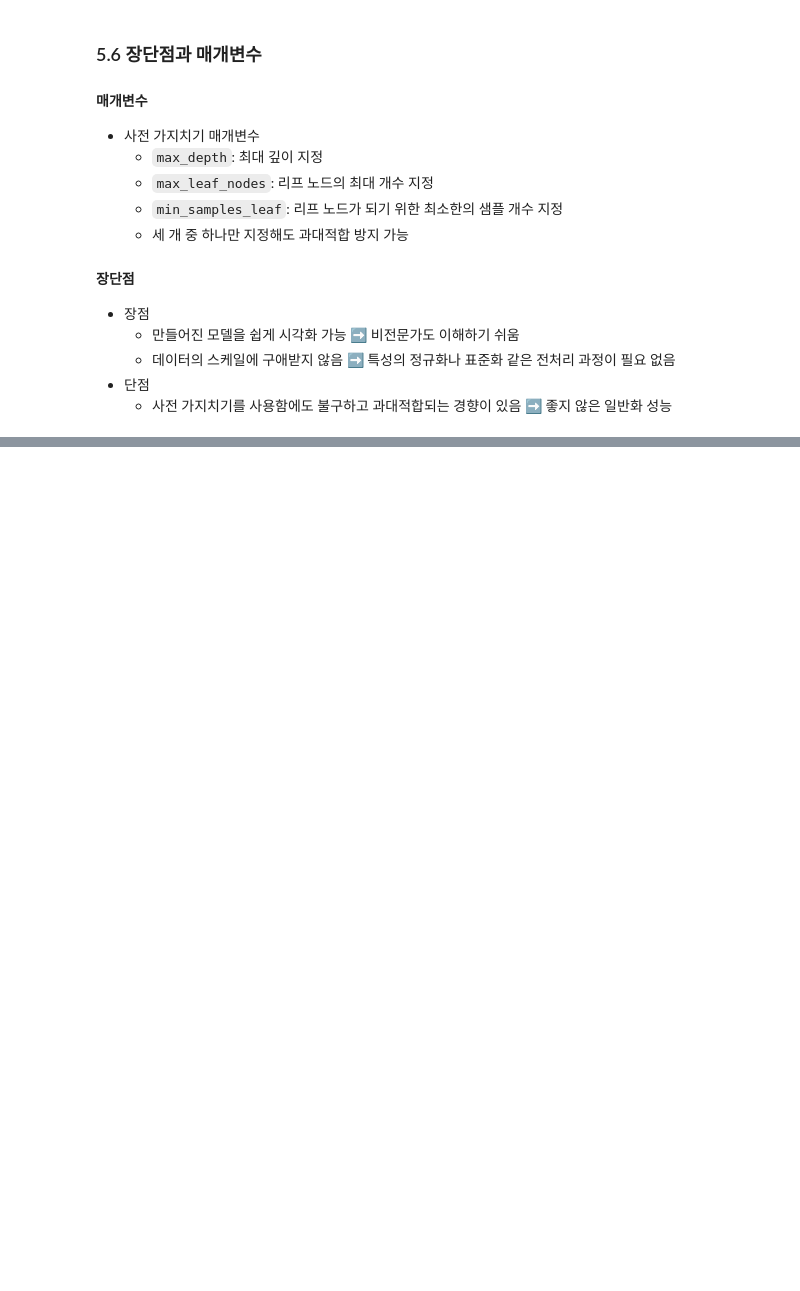
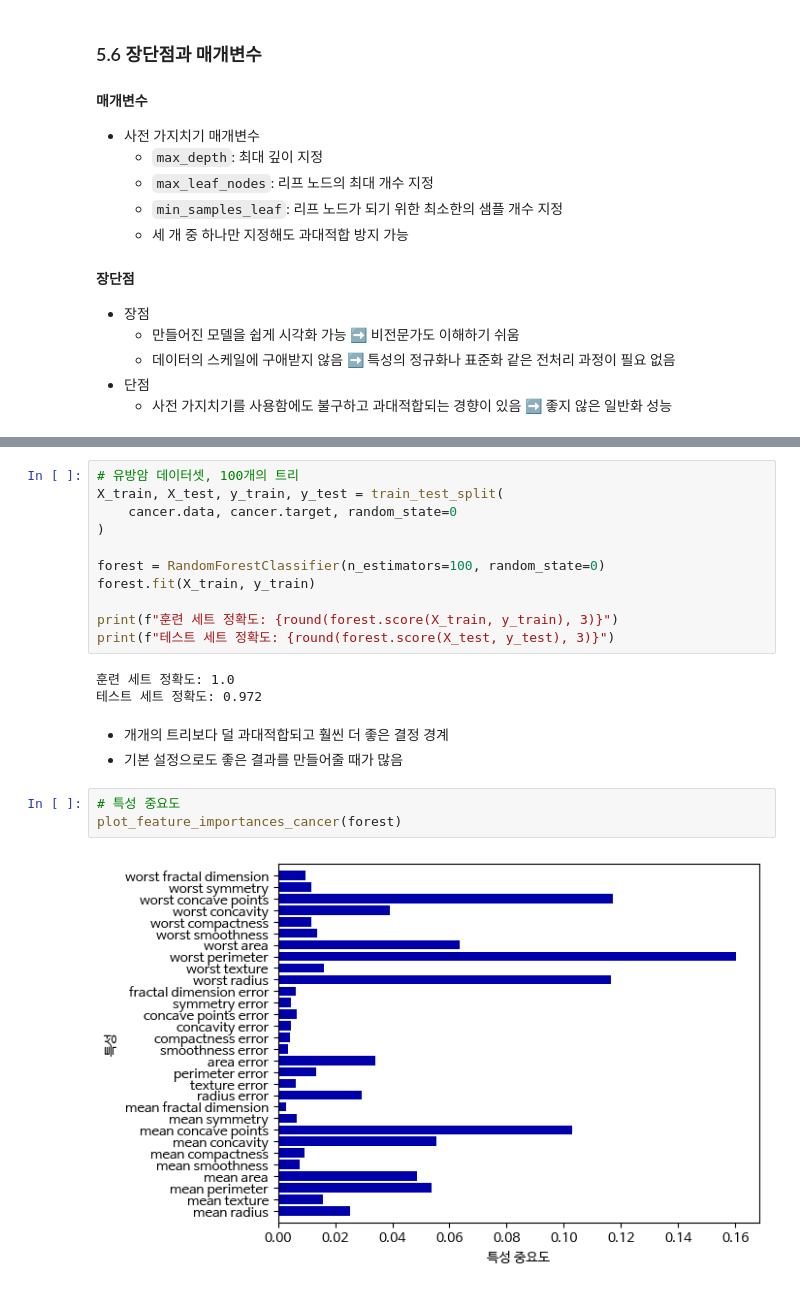
Before and after one commit to tjdux/Introduction-to-Machine-Learning-with-Python, a Jupyter notebook: 02_3_지도학습_알고리즘.ipynb, the cells around one changed output, grey strips where cells are left out. Saved outputs shown, nothing was run; the diff lists cells and outputs as text; blank space fills up the shorter version.

```diff
--- a/02_3_지도학습_알고리즘.ipynb
+++ b/02_3_지도학습_알고리즘.ipynb
@@ -1194,0 +1261,22 @@ WARNING:matplotlib.mathtext:Font 'default' does not have a glyph for '\u2212' [U
+# %%
+# 유방암 데이터셋, 100개의 트리
+X_train, X_test, y_train, y_test = train_test_split(
+    cancer.data, cancer.target, random_state=0
+)
+
+forest = RandomForestClassifier(n_estimators=100, random_state=0)
+forest.fit(X_train, y_train)
+
+print(f"훈련 세트 정확도: {round(forest.score(X_train, y_train), 3)}")
+print(f"테스트 세트 정확도: {round(forest.score(X_test, y_test), 3)}")
+# %% [output]
+훈련 세트 정확도: 1.0
+테스트 세트 정확도: 0.972
+# %% [markdown]
+- 개개의 트리보다 덜 과대적합되고 훨씬 더 좋은 결정 경계
+- 기본 설정으로도 좋은 결과를 만들어줄 때가 많음
+# %%
+# 특성 중요도
+plot_feature_importances_cancer(forest)
+# %% [output]
+[figure, added]
```
Also changed, not shown: parts of 16 cells of this notebook.
